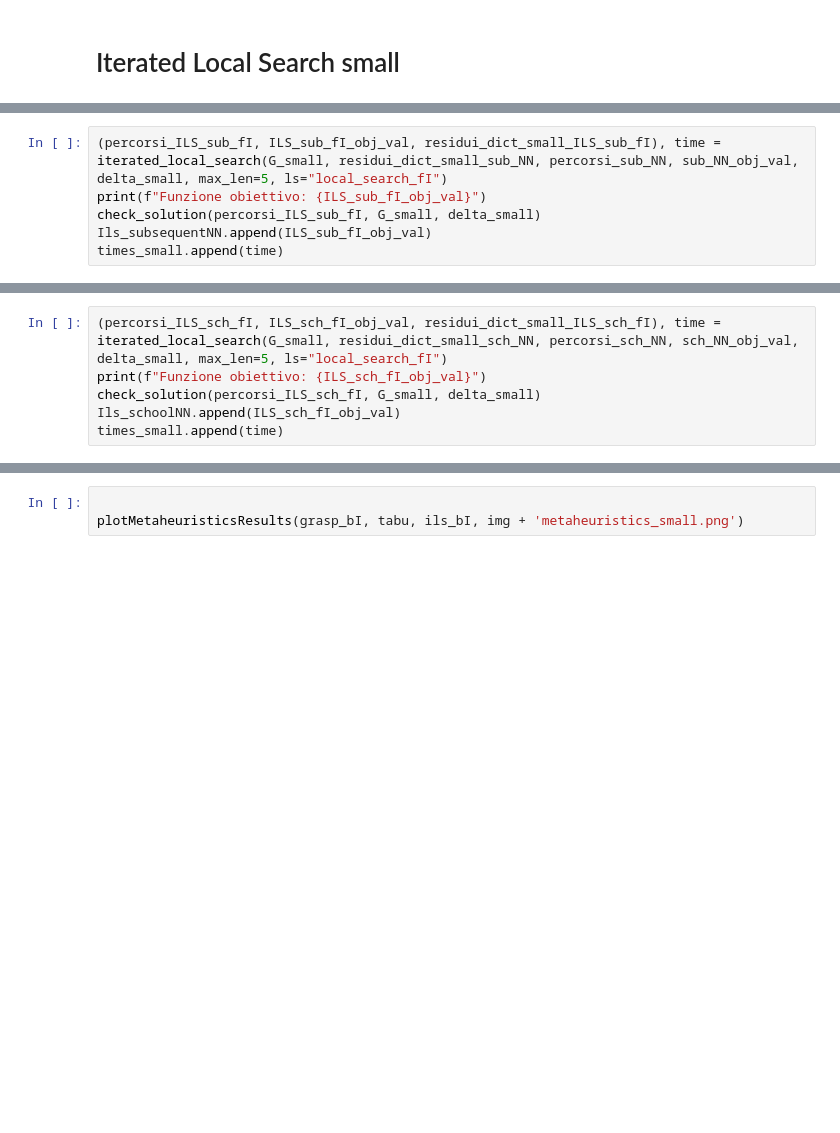
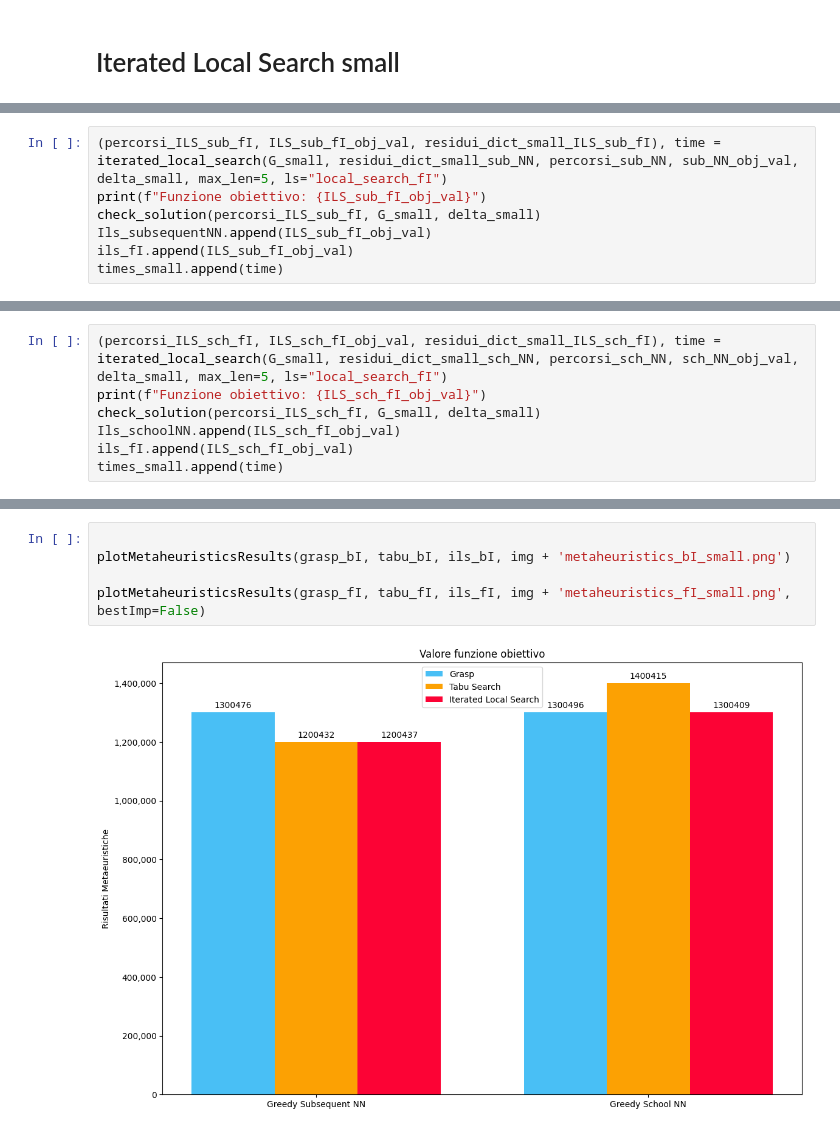
Before and after one commit to saracavicchi/Pedibus_OR, a Jupyter notebook: istanza_small_main.ipynb, the cells around one changed output, grey strips where cells are left out. Cells and saved outputs as stored; diff of their text form; blank space fills up the shorter version.

```diff
--- a/istanza_small_main.ipynb
+++ b/istanza_small_main.ipynb
@@ -357,6 +423,7 @@ Soluzione ammissibile.
 print(f"Funzione obiettivo: {ILS_sub_fI_obj_val}")
 check_solution(percorsi_ILS_sub_fI, G_small, delta_small)
 Ils_subsequentNN.append(ILS_sub_fI_obj_val)
+ils_fI.append(ILS_sub_fI_obj_val)
 times_small.append(time)
 # %% [output]
 Temperatura:  160
@@ -406,6 +473,7 @@ Soluzione ammissibile.
 print(f"Funzione obiettivo: {ILS_sch_fI_obj_val}")
 check_solution(percorsi_ILS_sch_fI, G_small, delta_small)
 Ils_schoolNN.append(ILS_sch_fI_obj_val)
+ils_fI.append(ILS_sch_fI_obj_val)
 times_small.append(time)
 # %% [output]
 Temperatura:  160
@@ -433,3 +500,7 @@ plotSubSchResults(Ils_subsequentNN, Ils_schoolNN, 'ILS', img + 'ils_small.png')
 # %%
 
-plotMetaheuristicsResults(grasp_bI, tabu, ils_bI, img + 'metaheuristics_small.png')
+plotMetaheuristicsResults(grasp_bI, tabu_bI, ils_bI, img + 'metaheuristics_bI_small.png')
+
+plotMetaheuristicsResults(grasp_fI, tabu_fI, ils_fI, img + 'metaheuristics_fI_small.png', bestImp=False)
+# %% [output]
+[figure, added]
```
Also changed, not shown: parts of 31 cells of this notebook, 25 other files.
